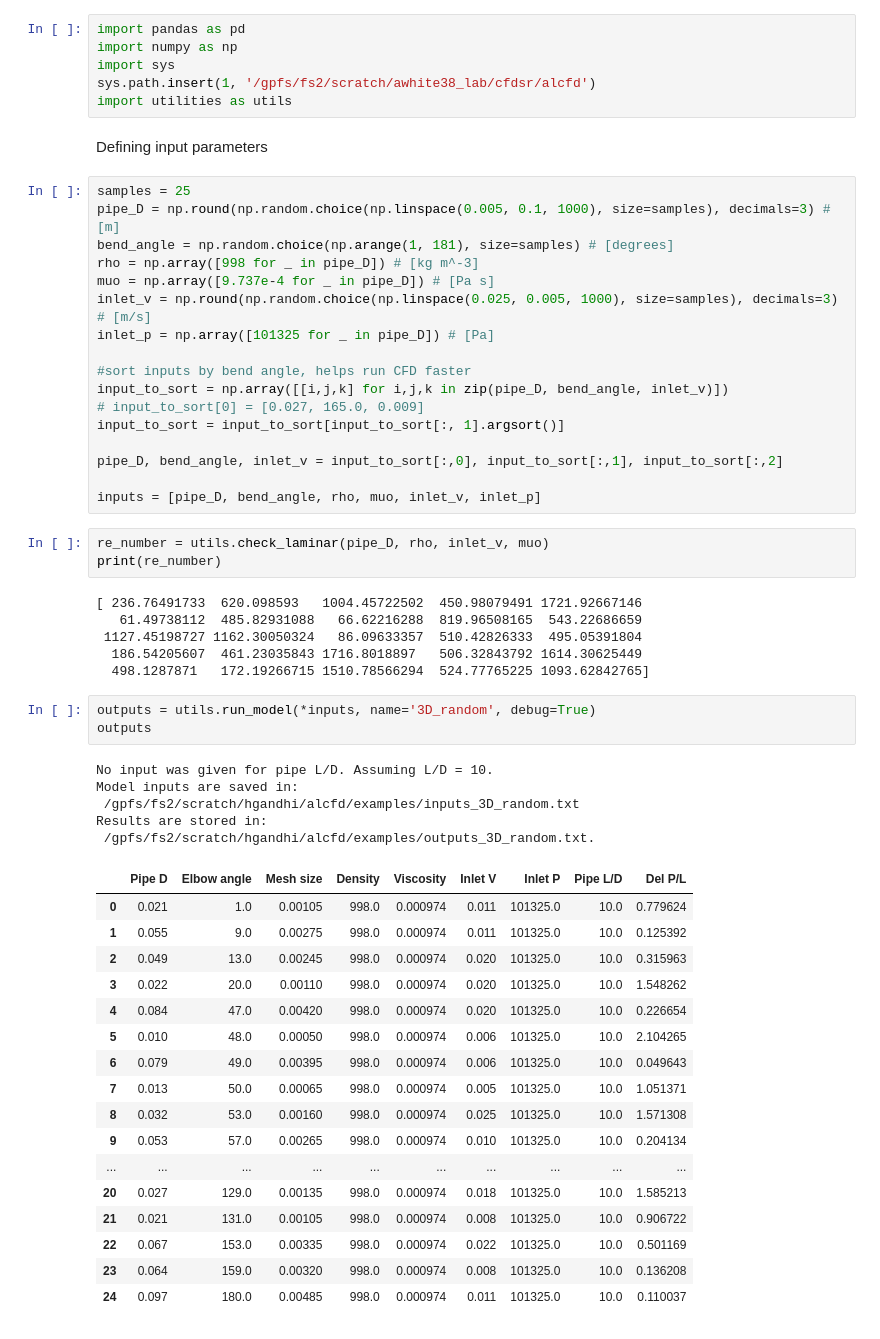
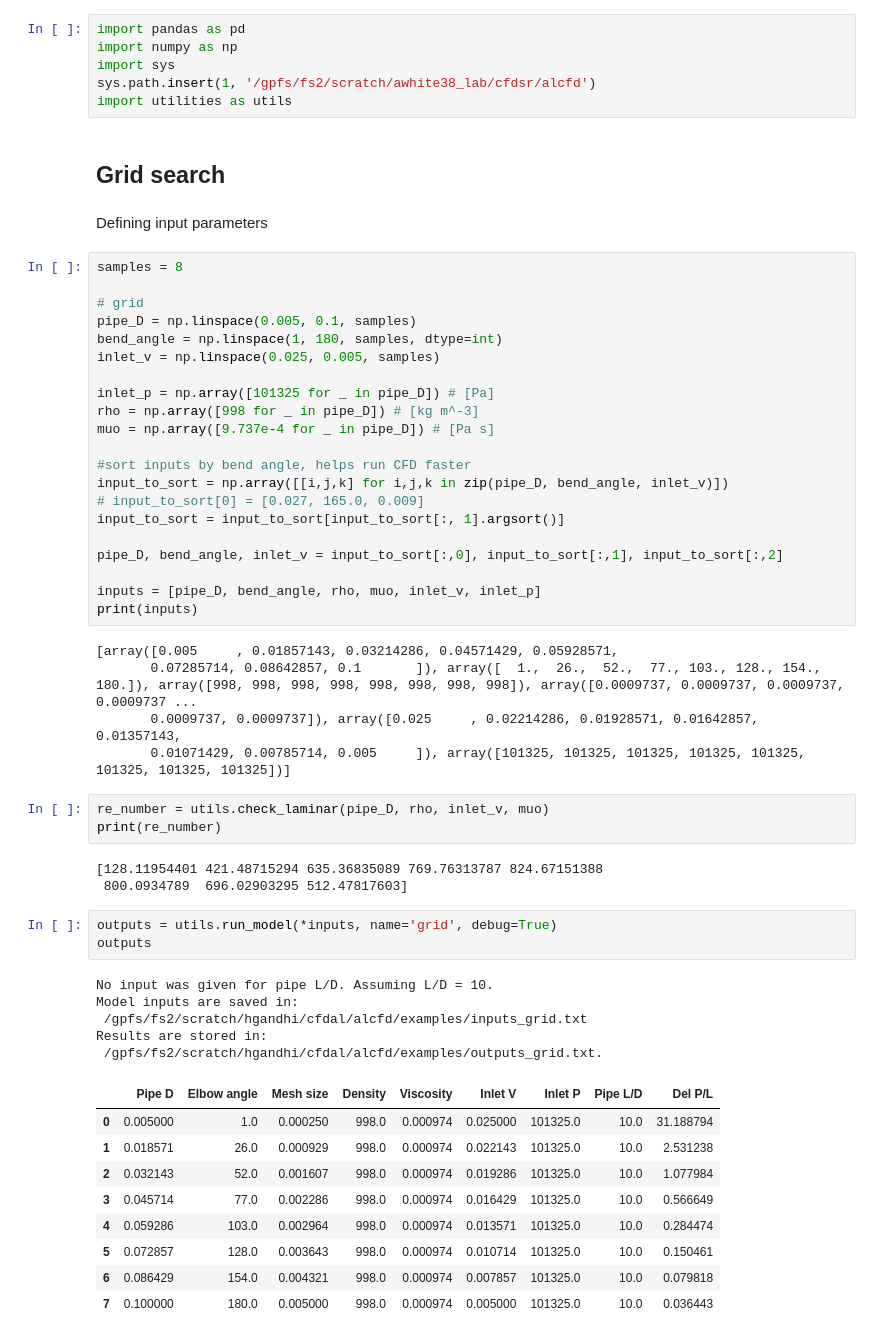
Before and after one commit to ur-whitelab/alcfd, a Jupyter notebook: examples/pipe_flow.ipynb, the cells around one changed output. Drawn from its saved outputs; the diff is of its cells as text.

Commit message:
Grid vs Random vs AL

```diff
--- a/examples/pipe_flow.ipynb
+++ b/examples/pipe_flow.ipynb
@@ -4,16 +4,21 @@ import numpy as np
 import sys
 sys.path.insert(1, '/gpfs/fs2/scratch/awhite38_lab/cfdsr/alcfd')
 import utilities as utils
+# %% [markdown]
+## Grid search
 # %% [markdown]
 Defining input parameters
 # %%
-samples = 25
-pipe_D = np.round(np.random.choice(np.linspace(0.005, 0.1, 1000), size=samples), decimals=3) # [m]
-bend_angle = np.random.choice(np.arange(1, 181), size=samples) # [degrees]
+samples = 8
+
+# grid
+pipe_D = np.linspace(0.005, 0.1, samples)
+bend_angle = np.linspace(1, 180, samples, dtype=int)
+inlet_v = np.linspace(0.025, 0.005, samples)
+
+inlet_p = np.array([101325 for _ in pipe_D]) # [Pa]
 rho = np.array([998 for _ in pipe_D]) # [kg m^-3]
 muo = np.array([9.737e-4 for _ in pipe_D]) # [Pa s]
-inlet_v = np.round(np.random.choice(np.linspace(0.025, 0.005, 1000), size=samples), decimals=3) # [m/s]
-inlet_p = np.array([101325 for _ in pipe_D]) # [Pa]
 
 #sort inputs by bend angle, helps run CFD faster
 input_to_sort = np.array([[i,j,k] for i,j,k in zip(pipe_D, bend_angle, inlet_v)])
@@ -23,38 +28,33 @@ input_to_sort = input_to_sort[input_to_sort[:, 1].argsort()]
 pipe_D, bend_angle, inlet_v = input_to_sort[:,0], input_to_sort[:,1], input_to_sort[:,2]
 
 inputs = [pipe_D, bend_angle, rho, muo, inlet_v, inlet_p]
+print(inputs)
+# %% [output]
+[array([0.005     , 0.01857143, 0.03214286, 0.04571429, 0.05928571,
+       0.07285714, 0.08642857, 0.1       ]), array([  1.,  26.,  52.,  77., 103., 128., 154., 180.]), array([998, 998, 998, 998, 998, 998, 998, 998]), array([0.0009737, 0.0009737, 0.0009737, 0.0009737 ...
+       0.0009737, 0.0009737]), array([0.025     , 0.02214286, 0.01928571, 0.01642857, 0.01357143,
+       0.01071429, 0.00785714, 0.005     ]), array([101325, 101325, 101325, 101325, 101325, 101325, 101325, 101325])]
 # %%
 re_number = utils.check_laminar(pipe_D, rho, inlet_v, muo)
 print(re_number)
 # %% [output]
-[ 236.76491733  620.098593   1004.45722502  450.98079491 1721.92667146
-   61.49738112  485.82931088   66.62216288  819.96508165  543.22686659
- 1127.45198727 1162.30050324   86.09633357  510.42826333  495.05391804
-  186.54205607  461.23035843 1716.8018897   506.32843792 1614.30625449
-  498.1287871   172.19266715 1510.78566294  524.77765225 1093.62842765]
+[128.11954401 421.48715294 635.36835089 769.76313787 824.67151388
+ 800.0934789  696.02903295 512.47817603]
 # %%
-outputs = utils.run_model(*inputs, name='3D_random', debug=True)
+outputs = utils.run_model(*inputs, name='grid', debug=True)
 outputs
 # %% [output]
 No input was given for pipe L/D. Assuming L/D = 10.
 Model inputs are saved in:
- /gpfs/fs2/scratch/hgandhi/alcfd/examples/inputs_3D_random.txt
+ /gpfs/fs2/scratch/hgandhi/cfdal/alcfd/examples/inputs_grid.txt
 Results are stored in:
- /gpfs/fs2/scratch/hgandhi/alcfd/examples/outputs_3D_random.txt.
+ /gpfs/fs2/scratch/hgandhi/cfdal/alcfd/examples/outputs_grid.txt.
 |  | Pipe D | Elbow angle | Mesh size | Density | Viscosity | Inlet V | Inlet P | Pipe L/D | Del P/L |
-| 0 | 0.021 | 1.0 | 0.00105 | 998.0 | 0.000974 | 0.011 | 101325.0 | 10.0 | 0.779624 |
-| 1 | 0.055 | 9.0 | 0.00275 | 998.0 | 0.000974 | 0.011 | 101325.0 | 10.0 | 0.125392 |
-| 2 | 0.049 | 13.0 | 0.00245 | 998.0 | 0.000974 | 0.020 | 101325.0 | 10.0 | 0.315963 |
-| 3 | 0.022 | 20.0 | 0.00110 | 998.0 | 0.000974 | 0.020 | 101325.0 | 10.0 | 1.548262 |
-| 4 | 0.084 | 47.0 | 0.00420 | 998.0 | 0.000974 | 0.020 | 101325.0 | 10.0 | 0.226654 |
-| 5 | 0.010 | 48.0 | 0.00050 | 998.0 | 0.000974 | 0.006 | 101325.0 | 10.0 | 2.104265 |
-| 6 | 0.079 | 49.0 | 0.00395 | 998.0 | 0.000974 | 0.006 | 101325.0 | 10.0 | 0.049643 |
-| 7 | 0.013 | 50.0 | 0.00065 | 998.0 | 0.000974 | 0.005 | 101325.0 | 10.0 | 1.051371 |
-| 8 | 0.032 | 53.0 | 0.00160 | 998.0 | 0.000974 | 0.025 | 101325.0 | 10.0 | 1.571308 |
-| 9 | 0.053 | 57.0 | 0.00265 | 998.0 | 0.000974 | 0.010 | 101325.0 | 10.0 | 0.204134 |
-| ... | ... | ... | ... | ... | ... | ... | ... | ... | ... |
-| 20 | 0.027 | 129.0 | 0.00135 | 998.0 | 0.000974 | 0.018 | 101325.0 | 10.0 | 1.585213 |
-| 21 | 0.021 | 131.0 | 0.00105 | 998.0 | 0.000974 | 0.008 | 101325.0 | 10.0 | 0.906722 |
-| 22 | 0.067 | 153.0 | 0.00335 | 998.0 | 0.000974 | 0.022 | 101325.0 | 10.0 | 0.501169 |
-| 23 | 0.064 | 159.0 | 0.00320 | 998.0 | 0.000974 | 0.008 | 101325.0 | 10.0 | 0.136208 |
-| 24 | 0.097 | 180.0 | 0.00485 | 998.0 | 0.000974 | 0.011 | 101325.0 | 10.0 | 0.110037 |
+| 0 | 0.005000 | 1.0 | 0.000250 | 998.0 | 0.000974 | 0.025000 | 101325.0 | 10.0 | 31.188794 |
+| 1 | 0.018571 | 26.0 | 0.000929 | 998.0 | 0.000974 | 0.022143 | 101325.0 | 10.0 | 2.531238 |
+| 2 | 0.032143 | 52.0 | 0.001607 | 998.0 | 0.000974 | 0.019286 | 101325.0 | 10.0 | 1.077984 |
+| 3 | 0.045714 | 77.0 | 0.002286 | 998.0 | 0.000974 | 0.016429 | 101325.0 | 10.0 | 0.566649 |
+| 4 | 0.059286 | 103.0 | 0.002964 | 998.0 | 0.000974 | 0.013571 | 101325.0 | 10.0 | 0.284474 |
+| 5 | 0.072857 | 128.0 | 0.003643 | 998.0 | 0.000974 | 0.010714 | 101325.0 | 10.0 | 0.150461 |
+| 6 | 0.086429 | 154.0 | 0.004321 | 998.0 | 0.000974 | 0.007857 | 101325.0 | 10.0 | 0.079818 |
+| 7 | 0.100000 | 180.0 | 0.005000 | 998.0 | 0.000974 | 0.005000 | 101325.0 | 10.0 | 0.036443 |
```
Also changed, not shown: parts of 15 cells of this notebook.
